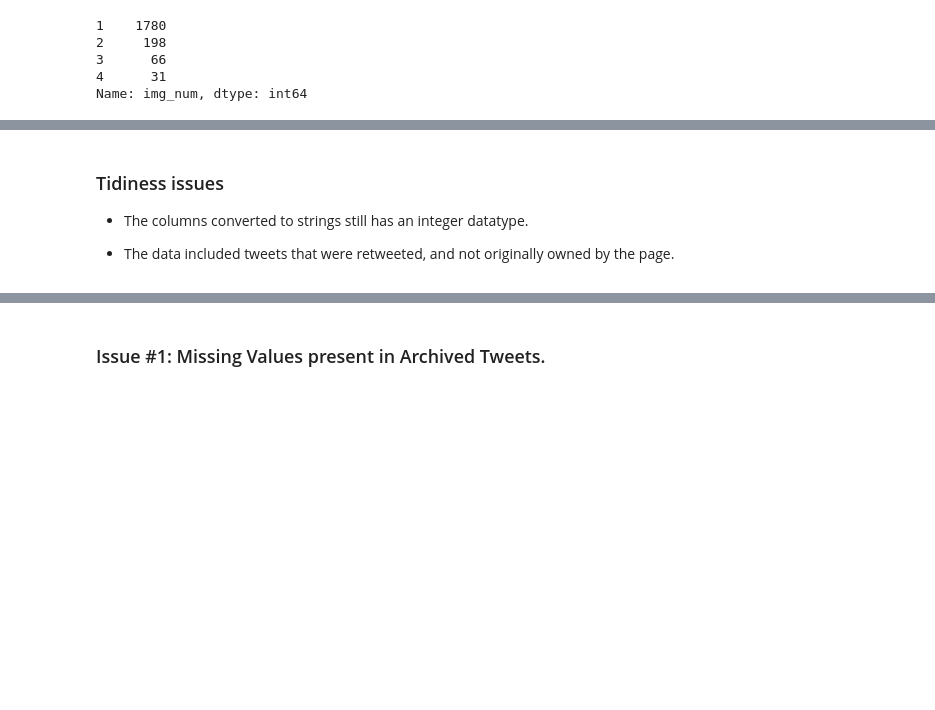
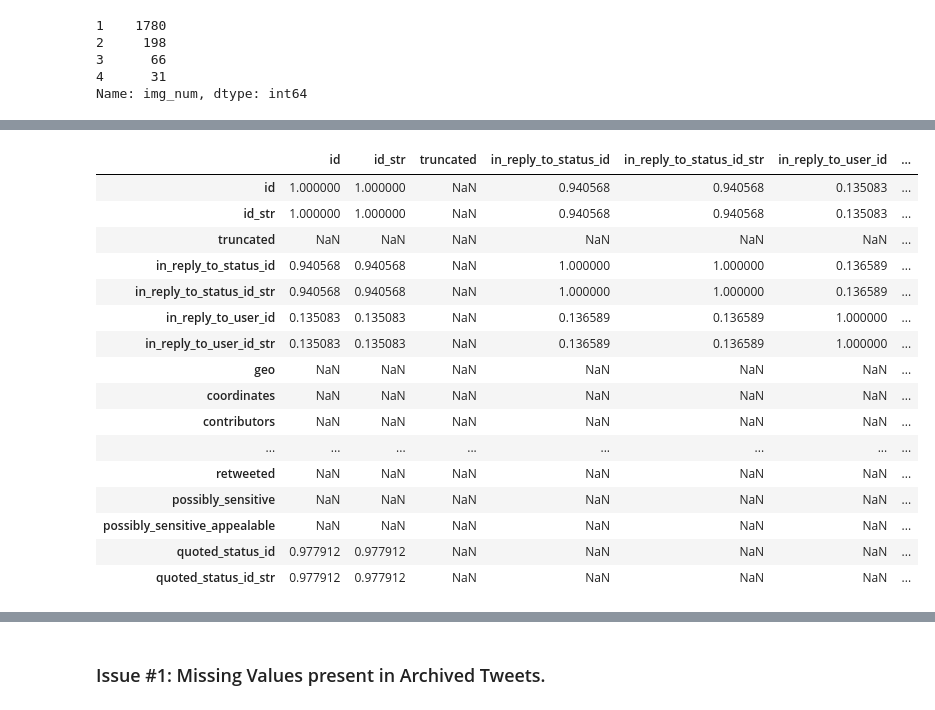
Before and after one commit to dev-tyta/Twitter-Data-Wrangling, a Jupyter notebook: wrangle_act.ipynb, the cells around one changed output, grey strips where cells are left out. Saved outputs shown, nothing was run; the diff lists cells and outputs as text; code cells hidden in the pictures; blank space fills up the shorter version.

```diff
--- a/wrangle_act.ipynb
+++ b/wrangle_act.ipynb
@@ -230,5 +235,20 @@ Missing values present in the following columns:
-# %% [markdown]
-### Tidiness issues
-* The columns converted to strings still has an integer datatype.
-
-* The data included tweets that were retweeted, and not originally owned by the page.
+# %%
+tweet_json.corr()
+# %% [output]
+|  | id | id_str | truncated | in_reply_to_status_id | in_reply_to_status_id_str | in_reply_to_user_id | ... |
+| id | 1.000000 | 1.000000 | NaN | 0.940568 | 0.940568 | 0.135083 | ... |
+| id_str | 1.000000 | 1.000000 | NaN | 0.940568 | 0.940568 | 0.135083 | ... |
+| truncated | NaN | NaN | NaN | NaN | NaN | NaN | ... |
+| in_reply_to_status_id | 0.940568 | 0.940568 | NaN | 1.000000 | 1.000000 | 0.136589 | ... |
+| in_reply_to_status_id_str | 0.940568 | 0.940568 | NaN | 1.000000 | 1.000000 | 0.136589 | ... |
+| in_reply_to_user_id | 0.135083 | 0.135083 | NaN | 0.136589 | 0.136589 | 1.000000 | ... |
+| in_reply_to_user_id_str | 0.135083 | 0.135083 | NaN | 0.136589 | 0.136589 | 1.000000 | ... |
+| geo | NaN | NaN | NaN | NaN | NaN | NaN | ... |
+| coordinates | NaN | NaN | NaN | NaN | NaN | NaN | ... |
+| contributors | NaN | NaN | NaN | NaN | NaN | NaN | ... |
+| ... | ... | ... | ... | ... | ... | ... | ... |
+| retweeted | NaN | NaN | NaN | NaN | NaN | NaN | ... |
+| possibly_sensitive | NaN | NaN | NaN | NaN | NaN | NaN | ... |
+| possibly_sensitive_appealable | NaN | NaN | NaN | NaN | NaN | NaN | ... |
+| quoted_status_id | 0.977912 | 0.977912 | NaN | NaN | NaN | NaN | ... |
+| quoted_status_id_str | 0.977912 | 0.977912 | NaN | NaN | NaN | NaN | ... |
```
Also changed, not shown: parts of 46 cells of this notebook, 1 other file.
